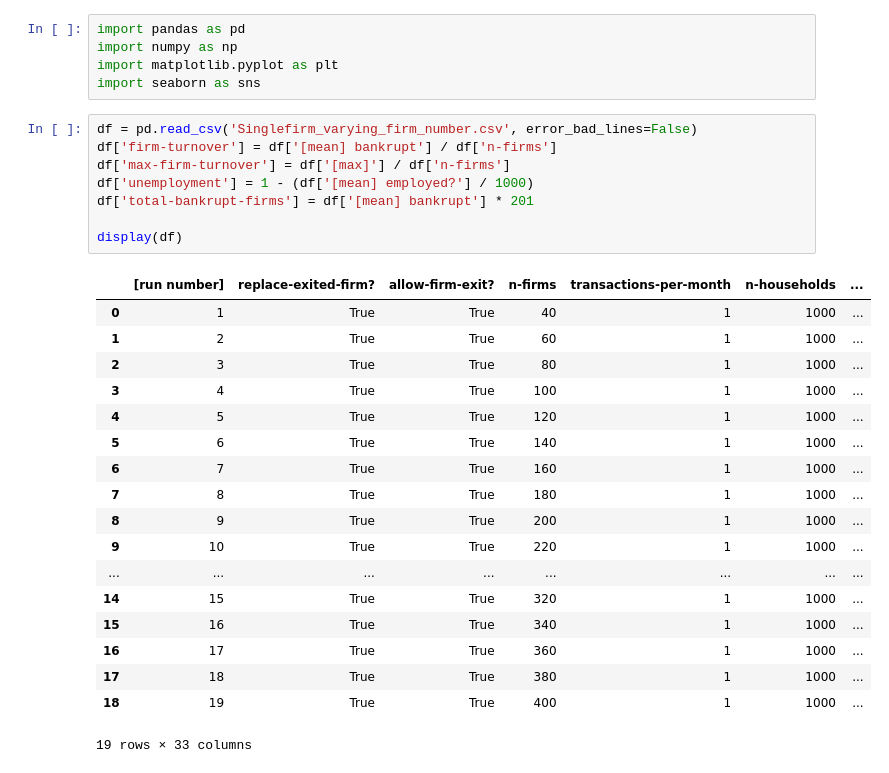
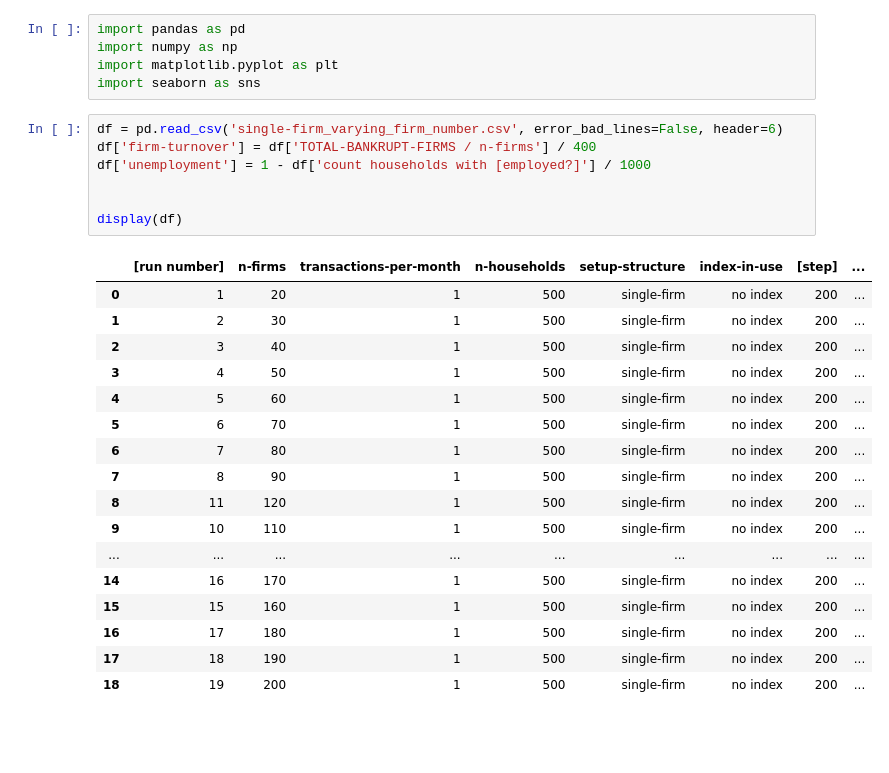
Before and after one commit to jzkelter/tabular-standards, a Jupyter notebook: Main Model/Behaviorspace Data/n-firm tests.ipynb, the cells around one changed output. Cells and saved outputs as stored; diff of their text form; blank space fills up the shorter version.

```diff
--- a/Main Model/Behaviorspace Data/n-firm tests.ipynb
+++ b/Main Model/Behaviorspace Data/n-firm tests.ipynb
@@ -4,32 +4,30 @@ import numpy as np
 import matplotlib.pyplot as plt
 import seaborn as sns
 # %%
-df = pd.read_csv('Singlefirm_varying_firm_number.csv', error_bad_lines=False)
-df['firm-turnover'] = df['[mean] bankrupt'] / df['n-firms']
-df['max-firm-turnover'] = df['[max]'] / df['n-firms']
-df['unemployment'] = 1 - (df['[mean] employed?'] / 1000)
-df['total-bankrupt-firms'] = df['[mean] bankrupt'] * 201
+df = pd.read_csv('single-firm_varying_firm_number.csv', error_bad_lines=False, header=6)
+df['firm-turnover'] = df['TOTAL-BANKRUPT-FIRMS / n-firms'] / 400
+df['unemployment'] = 1 - df['count households with [employed?]'] / 1000
+
 
 display(df)
 # %% [output]
-|  | [run number] | replace-exited-firm? | allow-firm-exit? | n-firms | transactions-per-month | n-households | ... |
-| 0 | 1 | True | True | 40 | 1 | 1000 | ... |
-| 1 | 2 | True | True | 60 | 1 | 1000 | ... |
-| 2 | 3 | True | True | 80 | 1 | 1000 | ... |
-| 3 | 4 | True | True | 100 | 1 | 1000 | ... |
-| 4 | 5 | True | True | 120 | 1 | 1000 | ... |
-| 5 | 6 | True | True | 140 | 1 | 1000 | ... |
-| 6 | 7 | True | True | 160 | 1 | 1000 | ... |
-| 7 | 8 | True | True | 180 | 1 | 1000 | ... |
-| 8 | 9 | True | True | 200 | 1 | 1000 | ... |
-| 9 | 10 | True | True | 220 | 1 | 1000 | ... |
-| ... | ... | ... | ... | ... | ... | ... | ... |
-| 14 | 15 | True | True | 320 | 1 | 1000 | ... |
-| 15 | 16 | True | True | 340 | 1 | 1000 | ... |
-| 16 | 17 | True | True | 360 | 1 | 1000 | ... |
-| 17 | 18 | True | True | 380 | 1 | 1000 | ... |
-| 18 | 19 | True | True | 400 | 1 | 1000 | ... |
+|  | [run number] | n-firms | transactions-per-month | n-households | setup-structure | index-in-use | [step] | ... |
+| 0 | 1 | 20 | 1 | 500 | single-firm | no index | 200 | ... |
+| 1 | 2 | 30 | 1 | 500 | single-firm | no index | 200 | ... |
+| 2 | 3 | 40 | 1 | 500 | single-firm | no index | 200 | ... |
+| 3 | 4 | 50 | 1 | 500 | single-firm | no index | 200 | ... |
+| 4 | 5 | 60 | 1 | 500 | single-firm | no index | 200 | ... |
+| 5 | 6 | 70 | 1 | 500 | single-firm | no index | 200 | ... |
+| 6 | 7 | 80 | 1 | 500 | single-firm | no index | 200 | ... |
+| 7 | 8 | 90 | 1 | 500 | single-firm | no index | 200 | ... |
+| 8 | 11 | 120 | 1 | 500 | single-firm | no index | 200 | ... |
+| 9 | 10 | 110 | 1 | 500 | single-firm | no index | 200 | ... |
+| ... | ... | ... | ... | ... | ... | ... | ... | ... |
+| 14 | 16 | 170 | 1 | 500 | single-firm | no index | 200 | ... |
+| 15 | 15 | 160 | 1 | 500 | single-firm | no index | 200 | ... |
+| 16 | 17 | 180 | 1 | 500 | single-firm | no index | 200 | ... |
+| 17 | 18 | 190 | 1 | 500 | single-firm | no index | 200 | ... |
+| 18 | 19 | 200 | 1 | 500 | single-firm | no index | 200 | ... |
-19 rows × 33 columns
 # %%
 ax = sns.scatterplot(x= "n-firms",
                      y= "firm-turnover",
```
Also changed, not shown: parts of 3 cells of this notebook, 7 other files.
